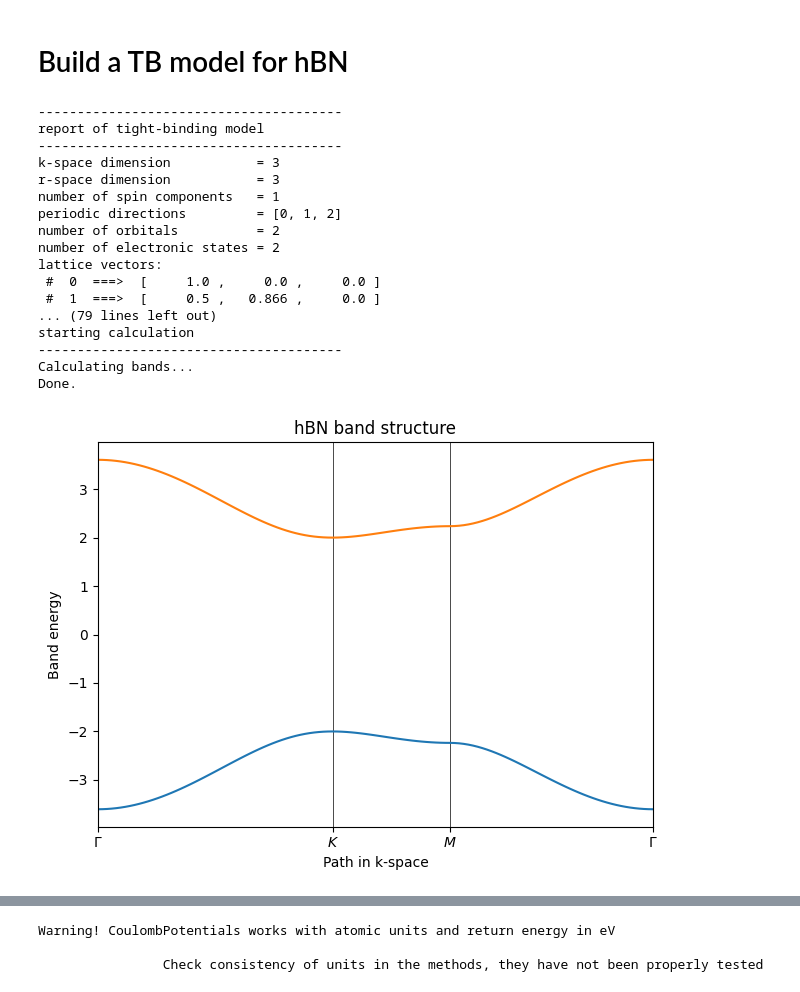
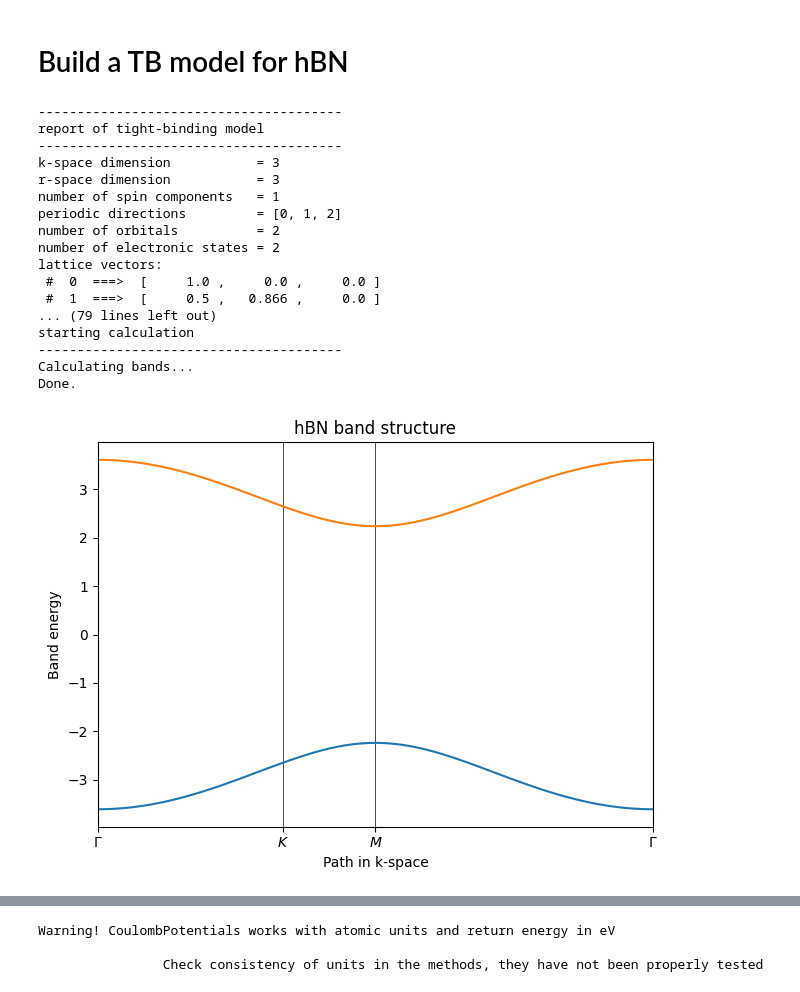
Before and after one commit to rreho/yambopy, a Jupyter notebook: wann_tests/2bands_model.ipynb, the cells around one changed output, grey strips where cells are left out. Saved outputs shown, nothing was run; the diff lists cells and outputs as text; code cells hidden in the pictures.

```diff
--- a/wann_tests/2bands_model.ipynb
+++ b/wann_tests/2bands_model.ipynb
@@ -48,7 +48,7 @@ my_model=tb_model(3,3,lat,orb)
 
 # set model parameters
 delta=2.0
-t=-1.0
+t=1.0
 
 # set on-site energies
 my_model.set_onsite([-delta,delta])
@@ -63,7 +63,7 @@ my_model.display()
 
 # generate list of k-points following a segmented path in the BZ
 # list of nodes (high-symmetry points) that will be connected
-path=[[0.,0.,0.],[2./3.,1./3,0.],[.5,.5,0.],[0.,0.,0.]]
+path=[[0.,0.,0.0],[1./3.,1./3.,0.0],[.5,.5,0.0],[0.,0.,0.0]]
 # labels of the nodes
 label=(r'$\Gamma $',r'$K$', r'$M$', r'$\Gamma $')
 # total number of interpolated k-points along the path
@@ -105,31 +105,31 @@ ax.set_title("hBN band structure")
 ax.set_xlabel("Path in k-space")
 ax.set_ylabel("Band energy")
 
 # plot first and second band
 ax.plot(k_dist,evals[0])
 ax.plot(k_dist,evals[1])
 
 # make an PDF figure of a plot
 fig.tight_layout()
 #fig.savefig("graphene.pdf")
 
 print('Done.\n')
 # %% [output]
 ---------------------------------------
 report of tight-binding model
 ---------------------------------------
 k-space dimension           = 3
 r-space dimension           = 3
 number of spin components   = 1
 periodic directions         = [0, 1, 2]
 number of orbitals          = 2
 number of electronic states = 2
 lattice vectors:
  #  0  ===>  [     1.0 ,     0.0 ,     0.0 ]
  #  1  ===>  [     0.5 ,   0.866 ,     0.0 ]
 ... (79 lines left out)
 starting calculation
 ---------------------------------------
 Calculating bands...
 Done.
-[figure, old version]
+[figure, new version]
```
Also changed, not shown: parts of 8 cells of this notebook, 1 other file.
